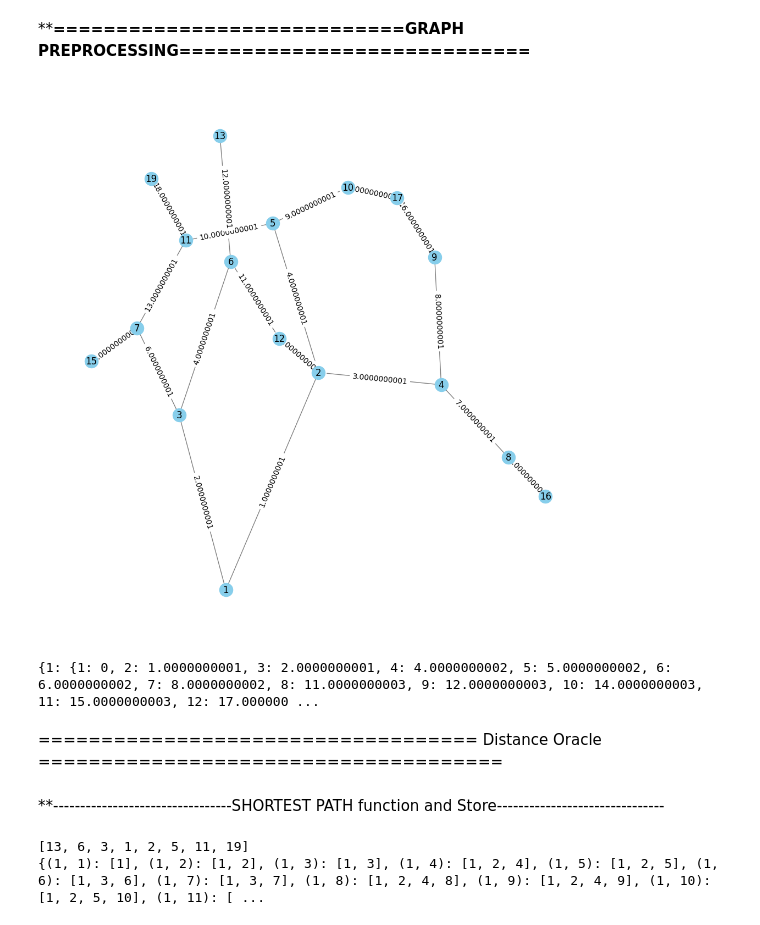
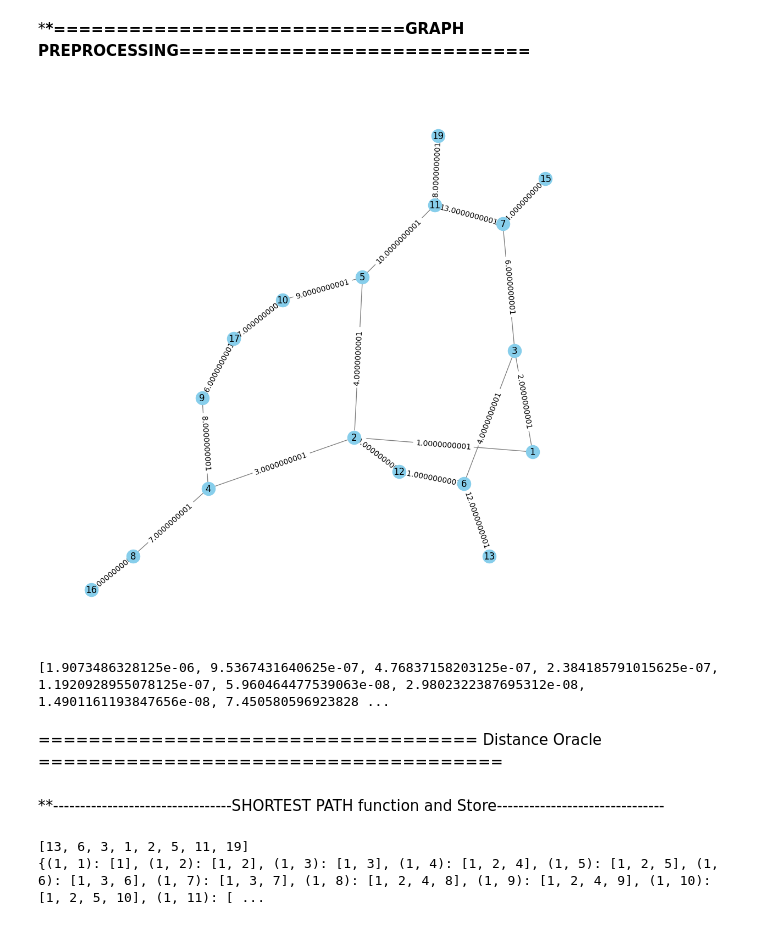
Before and after one commit to Manish-CS25/fault-tolerant-distance-Oracle, a Jupyter notebook: Query.ipynb, the cells around one changed output. Drawn from its saved outputs; the diff is of its cells as text; code cells hidden in the pictures.

```diff
--- a/Query.ipynb
+++ b/Query.ipynb
@@ -1,5 +1,5 @@
 # %% [markdown]
-****============================GRAPH PREPROCESSING============================**
+\***\*============================GRAPH PREPROCESSING============================**
 # %%
 # Example usage
 import networkx as nx
@@ -18,59 +18,63 @@ def preprocess_graph(G):
     # assuming 'weight' is the name of the attribute for edge weights
     return dict(nx.all_pairs_dijkstra_path_length(G, weight='weight'))
 
+)
 
 num_nodes = 10
 
 # Define a small fraction
-epsilon = 1e-10
+fraction = []
+for i in range(19):
+    fraction.append(1/(2 **(19+i))
 
 # Generate edges with unique weights
 edges = [
-    Edge(1, 2, 1 + epsilon),
-    Edge(1, 3, 2 + epsilon),
-    Edge(2, 4, 3 + epsilon),
-    Edge(2, 5, 4 + epsilon),
-    Edge(3, 6, 4 + epsilon),
-    Edge(3, 7, 6 + epsilon),
-    Edge(4, 8, 7 + epsilon),
-    Edge(4, 9, 8 + epsilon),
-    Edge(5, 10, 9 + epsilon),
-    Edge(5, 11, 10 + epsilon),
-    Edge(6, 12, 11 + epsilon),
-    Edge(6, 13, 12 + epsilon),
-    Edge(7, 11, 13 + epsilon),
-    Edge(7, 15, 14 + epsilon),
-    Edge(8, 16, 15 + epsilon),
-    Edge(9, 17, 16 + epsilon),
-    Edge(10, 17, 17 + epsilon),
-    Edge(11, 19, 18 + epsilon),
-    Edge(12, 2, 19 + epsilon),
+    Edge(1, 2, 1  + fraction[0]),
+    Edge(1, 3, 2   + fraction[1]),
+    Edge(2, 4, 3    + fraction[2]),
+    Edge(2, 5, 4   + fraction[3]),
+    Edge(3, 6, 4      + fraction[4]),
+    Edge(3, 7, 6           + fraction[5]),
+    Edge(4, 8, 7         + fraction[6]),
+    Edge(4, 9, 8         + fraction[7]),
+    Edge(5, 10, 9       + fraction[8]),
+    Edge(5, 11, 10     + fraction[9]),
+    Edge(6, 12, 11    + fraction[10]),
+    Edge(6, 13, 12  + fraction[11]),
+    Edge(7, 11, 13  + fraction[12]),
+    Edge(7, 15, 14  + fraction[13]),
+    Edge(8, 16, 15  + fraction[14]),
+    Edge(9, 17, 16  + fraction[15]),
+    Edge(10, 17, 17         + fraction[16]),
+    Edge(11, 19, 18     + fraction[17]),
+    Edge(12, 2, 19      + fraction[18]),
 ]
 G = nx.Graph()
 # Convert Edge objects to tuples
 G.add_weighted_edges_from((e.u, e.v, e.weight) for e in edges)
 
 # Preprocess the graph
 D = preprocess_graph(G)
 
 # Create a new figure with a larger size
 plt.figure(figsize=(10, 10))
 
 # Draw the graph using the spring_layout
 pos = nx.spring_layout(G)
 nx.draw(
     G, pos, with_labels=True, node_color="skyblue", node_size=300, edge_color="gray"
 )
 
 # Draw edge labels
 edge_labels = nx.get_edge_attributes(G, "weight")
 nx.draw_networkx_edge_labels(G, pos, edge_labels=edge_labels)
 
 plt.show()
-print(D)
+# print(D)
+print(fraction)
 # %% [output]
-[figure, old version]
+[figure, new version]
-{1: {1: 0, 2: 1.0000000001, 3: 2.0000000001, 4: 4.0000000002, 5: 5.0000000002, 6: 6.0000000002, 7: 8.0000000002, 8: 11.0000000003, 9: 12.0000000003, 10: 14.0000000003, 11: 15.0000000003, 12: 17.000000 ...
+[1.9073486328125e-06, 9.5367431640625e-07, 4.76837158203125e-07, 2.384185791015625e-07, 1.1920928955078125e-07, 5.960464477539063e-08, 2.9802322387695312e-08, 1.4901161193847656e-08, 7.450580596923828 ...
 # %% [markdown]
 =================================== Distance Oracle =====================================
 # %%
@@ -103,7 +108,7 @@ class DistanceOracle:
 # Create an instance of
 distance_oracle = DistanceOracle(D)
 # %% [markdown]
-**---------------------------------SHORTEST PATH function and Store-------------------------------
+\*\*---------------------------------SHORTEST PATH function and Store-------------------------------
 # %%
 def store_shortest_paths(G):
     shortest_paths = {}
```
Also changed, not shown: parts of 9 cells of this notebook.
